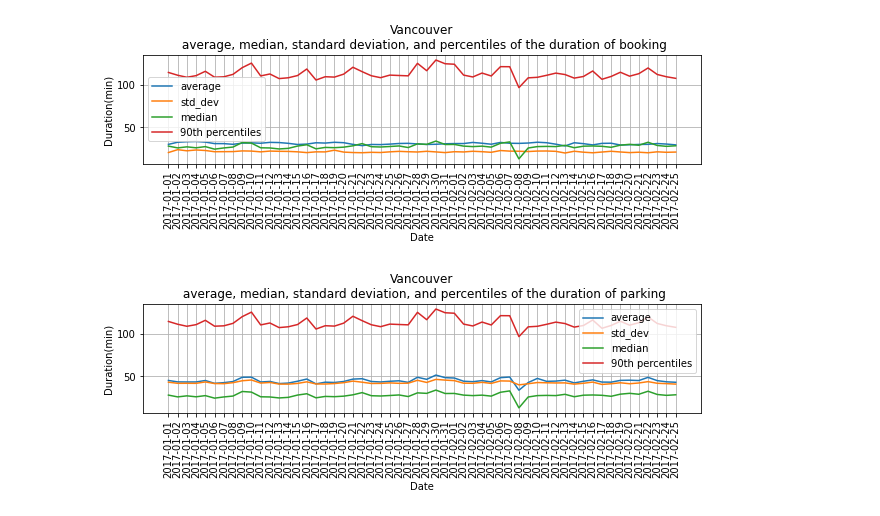
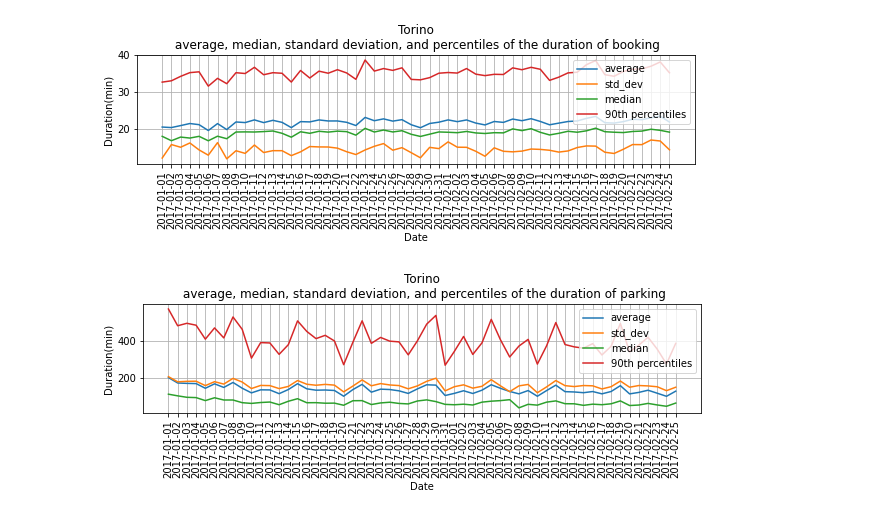
Before and after one commit to Rexyyj/ICT4Transport_lab_2021, a Jupyter notebook: lab1_5.ipynb, the cells around one changed output. Saved outputs shown, nothing was run; the diff lists cells and outputs as text; code cells hidden in the pictures.

```diff
--- a/lab1_5.ipynb
+++ b/lab1_5.ipynb
@@ -19,7 +18,7 @@ enjoyPermanentParkings = db['enjoy_PermanentParkings']
 # %%
 start = datetime.fromisoformat('2017-01-01')
 end = datetime.fromisoformat('2017-02-28')
-city = "Vancouver"
+city = "Torino"
 # %%
 # filter out: " booking origin = destination ",
 #             " booking duration less than 5 mins and greater than 4 hours ",
@@ -29,18 +28,15 @@ pipeline_booking_avg_std = [{"$match": {"city": city}},
                         {"$match": {"$and": [{"init_date": {"$gte": start}}, {"final_date": {"$lte": end}}]}},
                         {"$project": {"_id": 1,
                                     "duration": {"$divide": [{"$subtract": ["$final_time", "$init_time"]}, 60]},
-                                    "year": {"$dateToString": { "format": "%Y", "date": "$init_date" }},
-                                    "month": {"$dateToString": { "format": "%m", "date": "$init_date" }},
-                                    "day": {"$dateToString": { "format": "%d", "date": "$init_date" }},
-                                    "hour": {"$dateToString": { "format": "%H", "date": "$init_date" }},
+                                    "date": {"$dateToString": { "format": "%Y-%m-%d", "date": "$init_date" }},
                                     "moved": {"$ne": [{"$arrayElemAt": [ "$origin_destination.coordinates", 0]},
                                                         {"$arrayElemAt": [ "$origin_destination.coordinates", 1]}]}}},
-                        {"$match": {"$and": [{"moved": True}, {"duration": {"$gte": 5}}, {"duration": {"$lte": 3 * 60}}]}},
-                        {"$group": {"_id": {"year":"$year","month":"$month","day":"$day"},
+                        {"$match": {"$and": [{"moved": True}, {"duration": {"$gte": 5}}, {"duration": {"$lte": 3*60}}]}},
+                        {"$group": {"_id": "$date", #{"year":"$year","month":"$month","day":"$day"},
                                     "avg_duration": {"$avg": "$duration"},
                                     "std_duration":{"$stdDevPop":"$duration"}}
                                 },
-                        {"$sort": {"_id.year": 1,"_id.month":1,"_id.day":1}}
+                        {"$sort": {"_id":1}}#{"_id.year": 1,"_id.month":1,"_id.day":1}}
                     ]
 pipeline_parking_avg_std = [{"$match": {"city": city}},
                         {"$match": {"$and": [{"init_date": {"$gte": start}}, {"final_date": {"$lte": end}}]}},
@@ -48,7 +44,7 @@ pipeline_parking_avg_std = [{"$match": {"city": city}},
                                       "duration": {"$divide": [{"$subtract": ["$final_time", "$init_time"]}, 60]},
                                       "date": {"$dateToString": { "format": "%Y-%m-%d", "date": "$init_date" }},
                                       "hour": {"$dateToString": { "format": "%H", "date": "$init_date" }}}},
-                        {"$match": {"$and": [{"duration": {"$gte": 5}}, {"duration": {"$lte": 3 * 60}}]}},
+                        {"$match": {"$and": [{"duration": {"$gte": 5}}, {"duration": {"$lte": 12 * 60}}]}},
                         {"$group": {"_id": "$date",
                                     "avg_duration": {"$avg": "$duration"},
                                     "std_duration":{"$stdDevPop":"$duration"}}
@@ -66,8 +62,7 @@ pipeline_booking_med_per = [{"$match": {"city": city}},
                                     "hour": {"$dateToString": { "format": "%H", "date": "$init_date" }},
                                     "moved": {"$ne": [{"$arrayElemAt": [ "$origin_destination.coordinates", 0]},
                                                         {"$arrayElemAt": [ "$origin_destination.coordinates", 1]}]}}},
-                        {"$match": {"$and": [{"moved": True}, {"duration": {"$gte": 5}}, {"duration": {"$lte": 3 * 60}}]}},
-                        # {"$sort": {"date": 1,"duration":1}}
+                        {"$match": {"$and": [{"moved": True}, {"duration": {"$gte": 5}}, {"duration": {"$lte": 3*60}}]}},
                     ]
 pipeline_parking_med_per = [{"$match": {"city": city}},
                         {"$match": {"$and": [{"init_date": {"$gte": start}}, {"final_date": {"$lte": end}}]}},
@@ -75,8 +70,7 @@ pipeline_parking_med_per = [{"$match": {"city": city}},
                                       "duration": {"$divide": [{"$subtract": ["$final_time", "$init_time"]}, 60]},
                                       "date": {"$dateToString": { "format": "%Y-%m-%d", "date": "$init_date" }},
                                       "hour": {"$dateToString": { "format": "%H", "date": "$init_date" }}}},
-                        {"$match": {"$and": [{"duration": {"$gte": 5}}, {"duration": {"$lte": 3 * 60}}]}},
-                        # {"$sort": {"date": 1,"duration":1}}
+                        {"$match": {"$and": [{"duration": {"$gte": 5}}, {"duration": {"$lte": 12 * 60}}]}},
                        ]
 booking_med_per = permanentBookings.aggregate(pipeline_booking_med_per)
 parking_med_per = permanentParkings.aggregate(pipeline_parking_med_per)
@@ -128,21 +122,21 @@ y_parking_med = []
 y_parking_p90 = []
 
 
-while booking_avg_std.alive:
-    elem = booking_avg_std.next()
-    key = elem["_id"]["year"]+"-"+elem["_id"]["month"]+"-"+elem["_id"]["day"]
-    x_booking.append(key)
-    y_booking_mean.append(elem["avg_duration"])
-    y_booking_std.append(elem["std_duration"])
-    y_booking_med.append(parking_med_map[key])
-    y_booking_p90.append(parking_p90_map[key])
-# for elem in booking_avg_std:
+# while booking_avg_std.alive:
+#     elem = booking_avg_std.next()
 #     key = elem["_id"]["year"]+"-"+elem["_id"]["month"]+"-"+elem["_id"]["day"]
 #     x_booking.append(key)
 #     y_booking_mean.append(elem["avg_duration"])
 #     y_booking_std.append(elem["std_duration"])
 #     y_booking_med.append(parking_med_map[key])
 #     y_booking_p90.append(parking_p90_map[key])
+for elem in booking_avg_std:
+    key = elem["_id"]
+    x_booking.append(key)
+    y_booking_mean.append(elem["avg_duration"])
+    y_booking_std.append(elem["std_duration"])
+    y_booking_med.append(booking_med_map[key])
+    y_booking_p90.append(booking_p90_map[key])
 
 for elem in parking_avg_std:
     x_parking.append(elem["_id"])
@@ -153,25 +147,25 @@ for elem in parking_avg_std:
 # %%
 plt.figure(figsize=(10, 2))
 plt.plot(y_booking_mean, label = 'average')
 plt.plot(y_booking_std, label = 'std_dev')
 plt.plot(y_booking_med, label = 'median')
 plt.plot(y_booking_p90, label = '90th percentiles')
 temp_date = ''
 x = []
 temp_loc = 0
 for elem in x_booking:
     x.append(temp_loc)
     temp_loc += 1
 plt.xticks(x,x_booking)
 plt.grid()
-plt.legend()
+plt.legend(loc = "upper right")
 plt.title(city+"\n average, median, standard deviation, and percentiles of the duration of booking")
 plt.xlabel('Date')
 plt.ylabel('Duration(min)')
 plt.xticks(rotation=90)
 plt.show()
 # %% [output]
-[figure, old version]
+[figure, new version]
 # %%
 plt.figure(figsize=(10, 2))
 plt.plot(y_parking_mean, label = 'average')
@@ -186,11 +180,11 @@ for elem in x_parking:
     temp_loc += 1
 plt.xticks(x,x_parking)
 plt.grid()
-plt.legend()
+plt.legend(loc = "upper right")
 plt.title(city+"\n average, median, standard deviation, and percentiles of the duration of parking")
 plt.xlabel('Date')
 plt.ylabel('Duration(min)')
 plt.xticks(rotation=90)
 plt.show()
 # %% [output]
-[figure, old version]
+[figure, new version]
```
Also changed, not shown: parts of 1 cell of this notebook, 2 other files.
